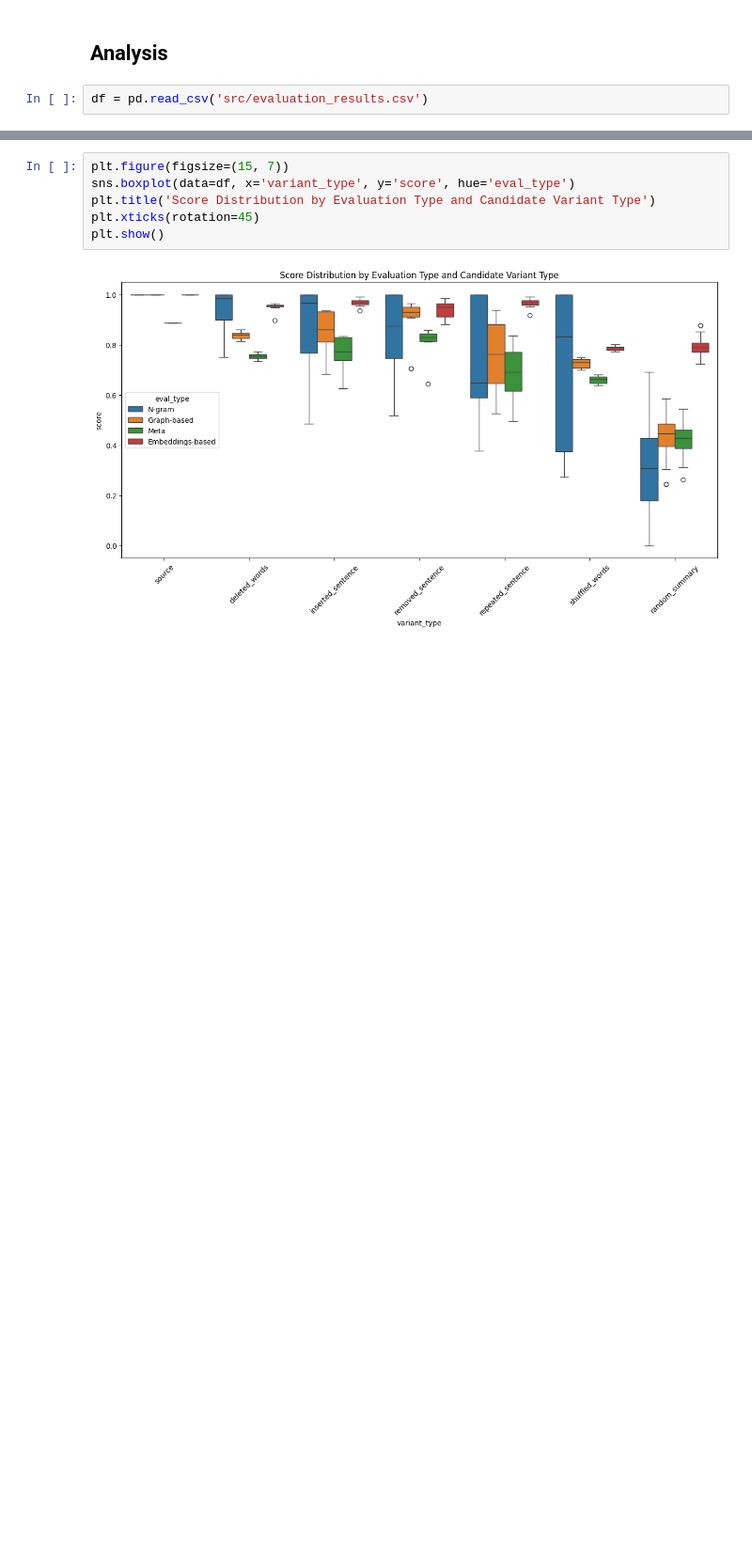
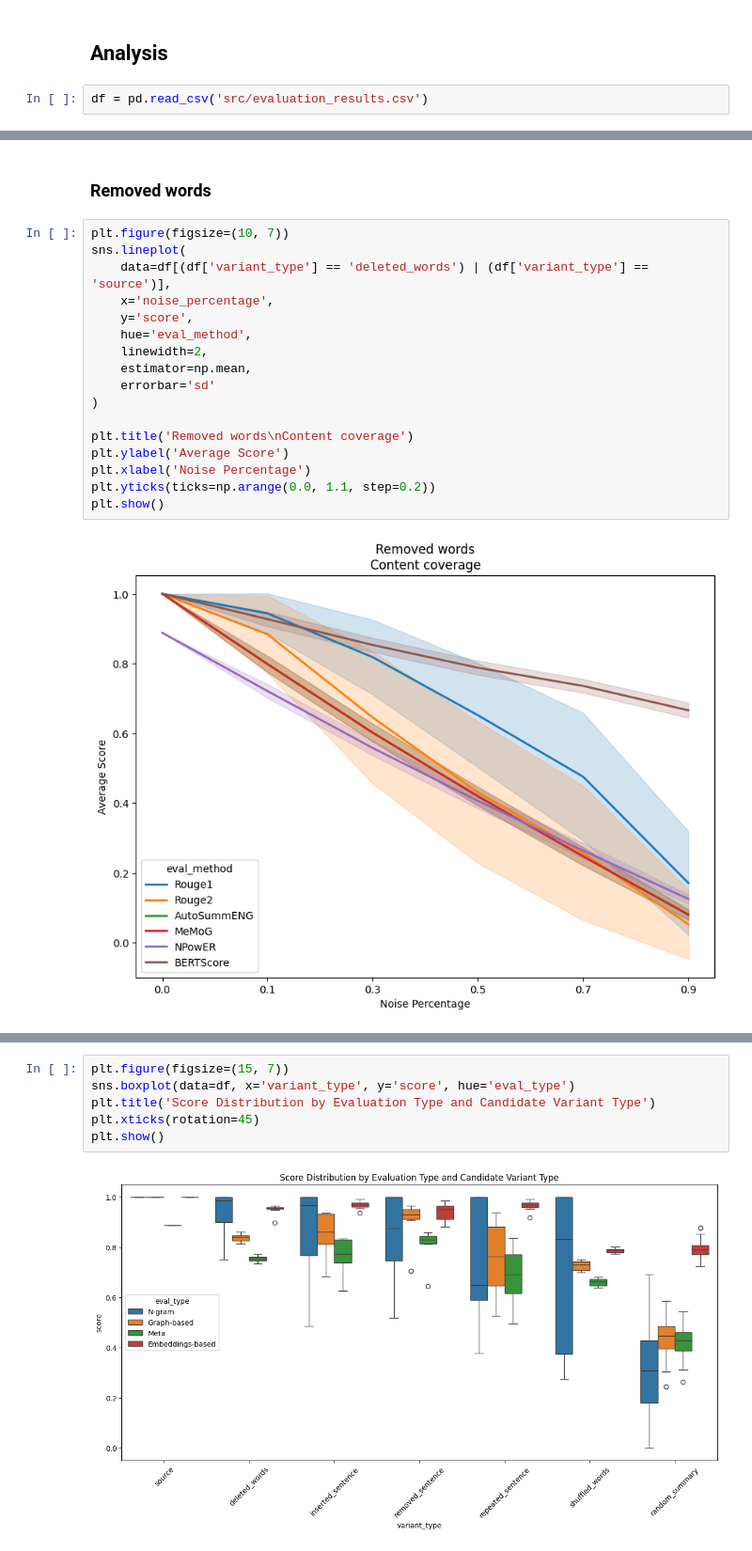
Before and after one commit to stefsyrsiri/financial-summarization-meta-evaluation, a Jupyter notebook: evaluators_comparison.ipynb, the cells around one changed output, grey strips where cells are left out. Shown at 94% size. Drawn from its saved outputs; the diff is of its cells as text; blank space fills up the shorter version.

```diff
--- a/evaluators_comparison.ipynb
+++ b/evaluators_comparison.ipynb
@@ -280,0 +338,21 @@ import matplotlib.pyplot as plt
+# %% [markdown]
+### Removed words
+# %%
+plt.figure(figsize=(10, 7))
+sns.lineplot(
+    data=df[(df['variant_type'] == 'deleted_words') | (df['variant_type'] == 'source')],
+    x='noise_percentage',
+    y='score',
+    hue='eval_method',
+    linewidth=2,
+    estimator=np.mean,
+    errorbar='sd'
+)
+
+plt.title('Removed words\nContent coverage')
+plt.ylabel('Average Score')
+plt.xlabel('Noise Percentage')
+plt.yticks(ticks=np.arange(0.0, 1.1, step=0.2))
+plt.show()
+# %% [output]
+[figure, added]
```
Also changed, not shown: parts of 16 cells of this notebook.
